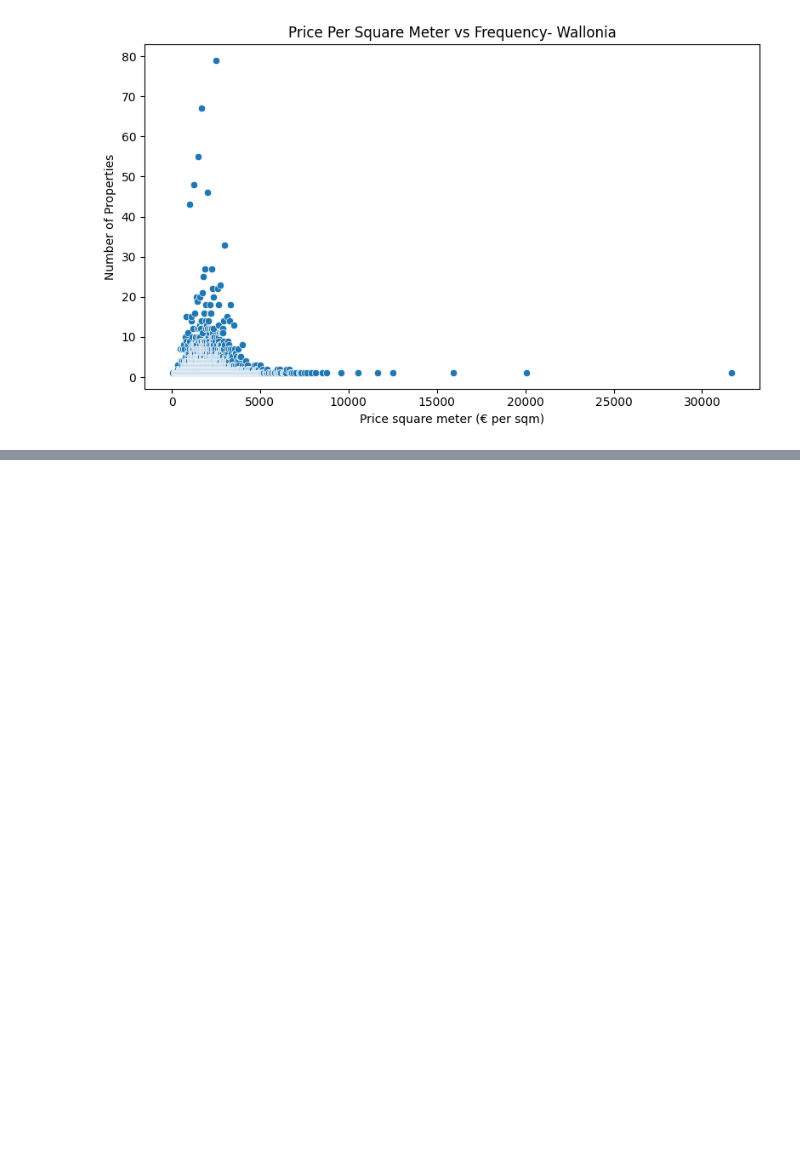
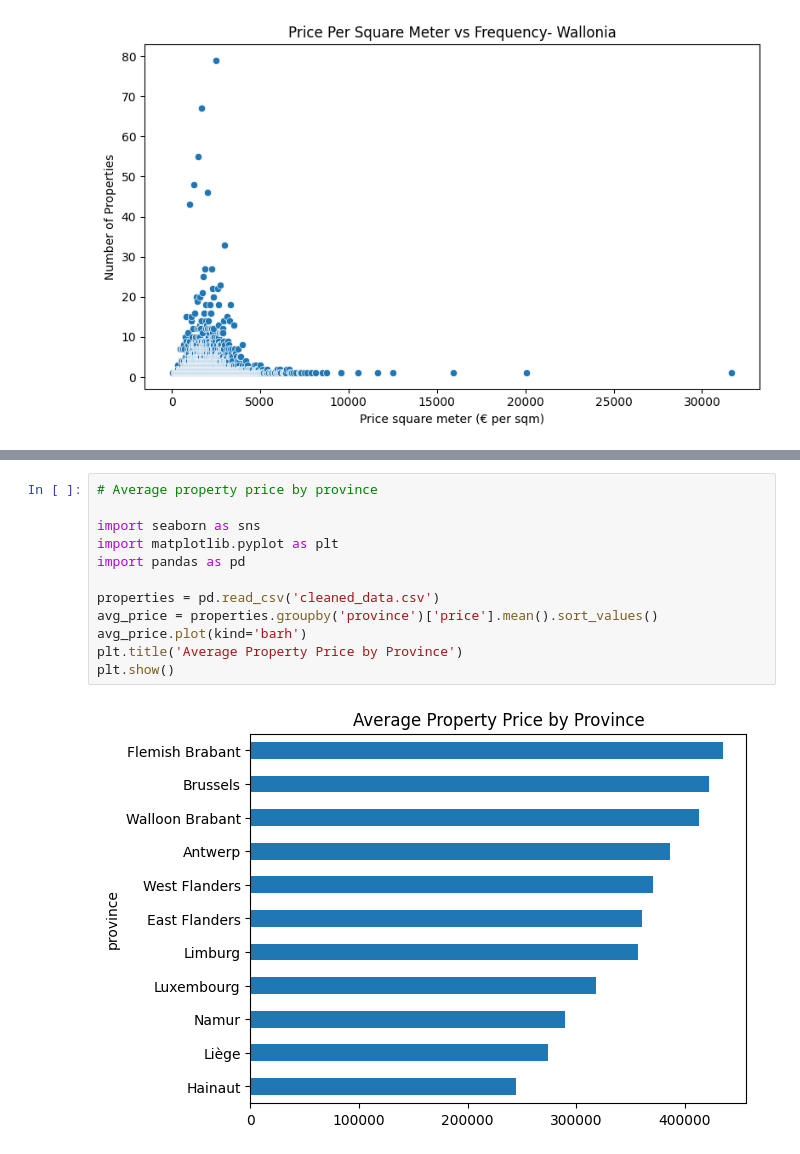
Before and after one commit to fhaulot/Immo-Eliza-data-analysis, a Jupyter notebook: New visuals no outliers.ipynb, the cells around one changed output, grey strips where cells are left out. Drawn from its saved outputs; the diff is of its cells as text; blank space fills up the shorter version.

Commit message:
Added 18 graphs

```diff
--- a/New visuals no outliers.ipynb
+++ b/New visuals no outliers.ipynb
@@ -202,3 +202,17 @@ plt.tight_layout()
 plt.show()
 # %% [output]
 [figure]
+# %%
+# Average property price by province
+
+import seaborn as sns
+import matplotlib.pyplot as plt
+import pandas as pd
+
+properties = pd.read_csv('cleaned_data.csv')
+avg_price = properties.groupby('province')['price'].mean().sort_values()
+avg_price.plot(kind='barh')
+plt.title('Average Property Price by Province')
+plt.show()
+# %% [output]
+[figure, added]
```
Also changed, not shown: parts of 23 cells of this notebook.
